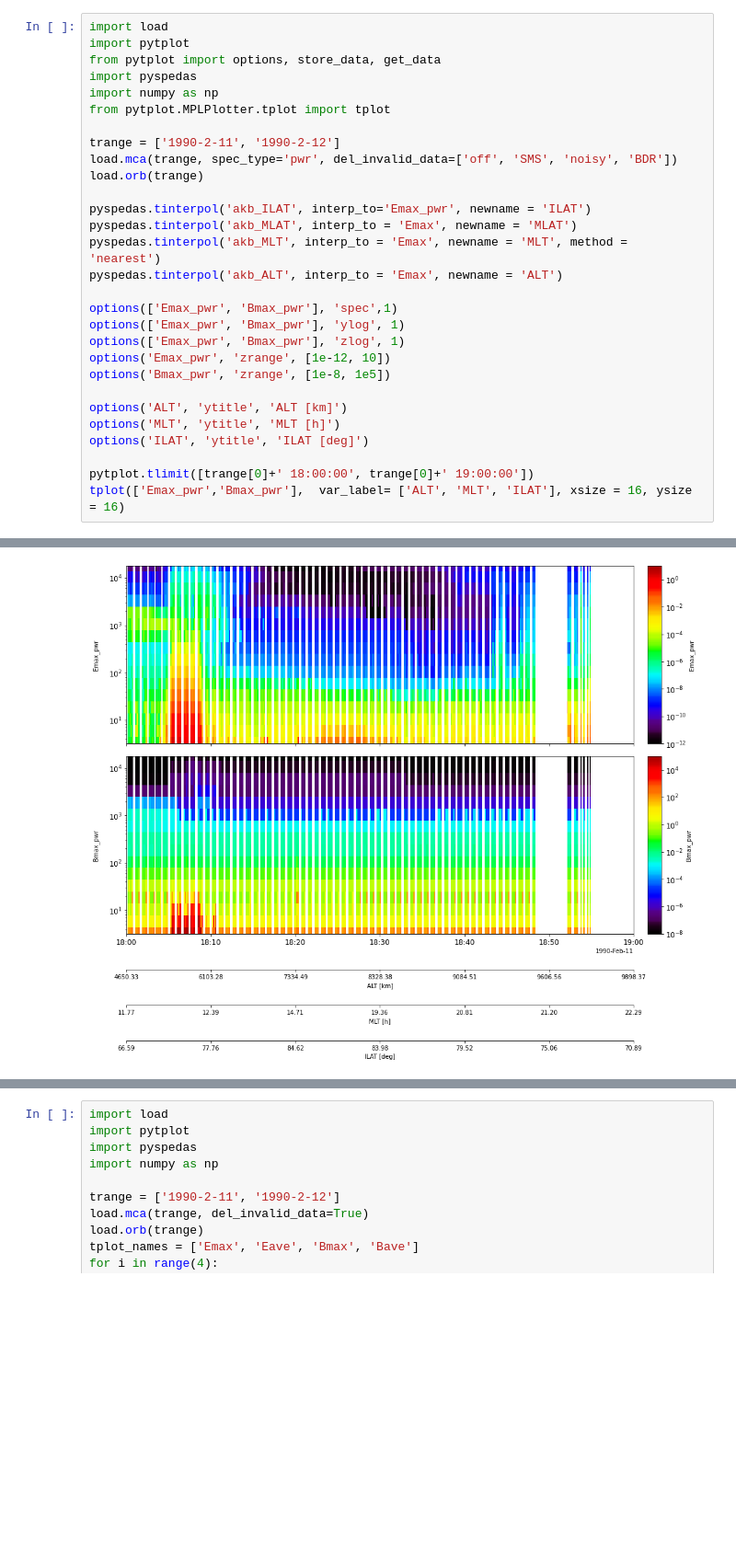
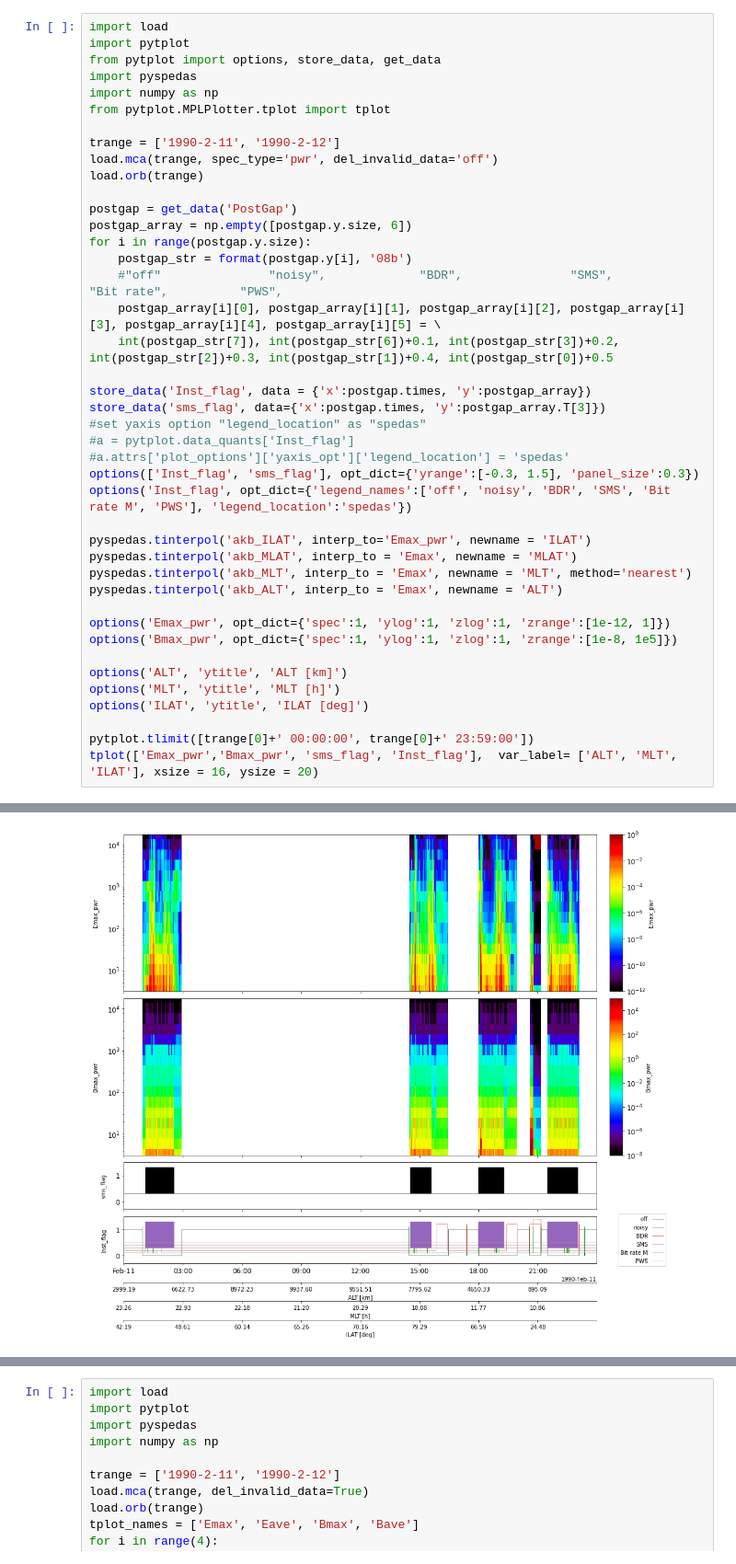
Before and after one commit to shuji-onosawa/Akebono_analysis_old, a Jupyter notebook: VLF_mca/Akebono_analysis.ipynb, the cells around one changed output, grey strips where cells are left out. Shown at 92% size. Saved outputs shown, nothing was run; the diff lists cells and outputs as text; blank space fills up the shorter version.

Commit message:
mca max intensity check plot

```diff
--- a/VLF_mca/Akebono_analysis.ipynb
+++ b/VLF_mca/Akebono_analysis.ipynb
@@ -1,35 +1,48 @@
 # %%
 import load
 import pytplot
 from pytplot import options, store_data, get_data
 import pyspedas
 import numpy as np
 from pytplot.MPLPlotter.tplot import tplot
 
 trange = ['1990-2-11', '1990-2-12']
-load.mca(trange, spec_type='pwr', del_invalid_data=['off', 'SMS', 'noisy', 'BDR'])
+load.mca(trange, spec_type='pwr', del_invalid_data='off')
 load.orb(trange)
+
+postgap = get_data('PostGap')
+postgap_array = np.empty([postgap.y.size, 6])
+for i in range(postgap.y.size):
+    postgap_str = format(postgap.y[i], '08b')
+    #"off"               "noisy",             "BDR",               "SMS",               "Bit rate",          "PWS",
+    postgap_array[i][0], postgap_array[i][1], postgap_array[i][2], postgap_array[i][3], postgap_array[i][4], postgap_array[i][5] = \
+    int(postgap_str[7]), int(postgap_str[6])+0.1, int(postgap_str[3])+0.2, int(postgap_str[2])+0.3, int(postgap_str[1])+0.4, int(postgap_str[0])+0.5
+
+store_data('Inst_flag', data = {'x':postgap.times, 'y':postgap_array})
+store_data('sms_flag', data={'x':postgap.times, 'y':postgap_array.T[3]})
+#set yaxis option "legend_location" as "spedas"
+#a = pytplot.data_quants['Inst_flag']
+#a.attrs['plot_options']['yaxis_opt']['legend_location'] = 'spedas'
+options(['Inst_flag', 'sms_flag'], opt_dict={'yrange':[-0.3, 1.5], 'panel_size':0.3})
+options('Inst_flag', opt_dict={'legend_names':['off', 'noisy', 'BDR', 'SMS', 'Bit rate M', 'PWS'], 'legend_location':'spedas'})
 
 pyspedas.tinterpol('akb_ILAT', interp_to='Emax_pwr', newname = 'ILAT')
 pyspedas.tinterpol('akb_MLAT', interp_to = 'Emax', newname = 'MLAT')
-pyspedas.tinterpol('akb_MLT', interp_to = 'Emax', newname = 'MLT', method = 'nearest')
+pyspedas.tinterpol('akb_MLT', interp_to = 'Emax', newname = 'MLT', method='nearest')
 pyspedas.tinterpol('akb_ALT', interp_to = 'Emax', newname = 'ALT')
 
-options(['Emax_pwr', 'Bmax_pwr'], 'spec',1)
-options(['Emax_pwr', 'Bmax_pwr'], 'ylog', 1)
-options(['Emax_pwr', 'Bmax_pwr'], 'zlog', 1)
-options('Emax_pwr', 'zrange', [1e-12, 10])
-options('Bmax_pwr', 'zrange', [1e-8, 1e5])
+options('Emax_pwr', opt_dict={'spec':1, 'ylog':1, 'zlog':1, 'zrange':[1e-12, 1]})
+options('Bmax_pwr', opt_dict={'spec':1, 'ylog':1, 'zlog':1, 'zrange':[1e-8, 1e5]})
 
 options('ALT', 'ytitle', 'ALT [km]')
 options('MLT', 'ytitle', 'MLT [h]')
 options('ILAT', 'ytitle', 'ILAT [deg]')
 
-pytplot.tlimit([trange[0]+' 18:00:00', trange[0]+' 19:00:00'])
-tplot(['Emax_pwr','Bmax_pwr'],  var_label= ['ALT', 'MLT', 'ILAT'], xsize = 16, ysize = 16)
+pytplot.tlimit([trange[0]+' 00:00:00', trange[0]+' 23:59:00'])
+tplot(['Emax_pwr','Bmax_pwr', 'sms_flag', 'Inst_flag'],  var_label= ['ALT', 'MLT', 'ILAT'], xsize = 16, ysize = 20)
 # %% [output]
 tinterpol (linear) was applied to: ILAT
 tinterpol (linear) was applied to: MLAT
 tinterpol (nearest) was applied to: MLT
 tinterpol (linear) was applied to: ALT
-[figure, old version]
+[figure, new version]
```
Also changed, not shown: parts of 7 cells of this notebook, 27 other files.
